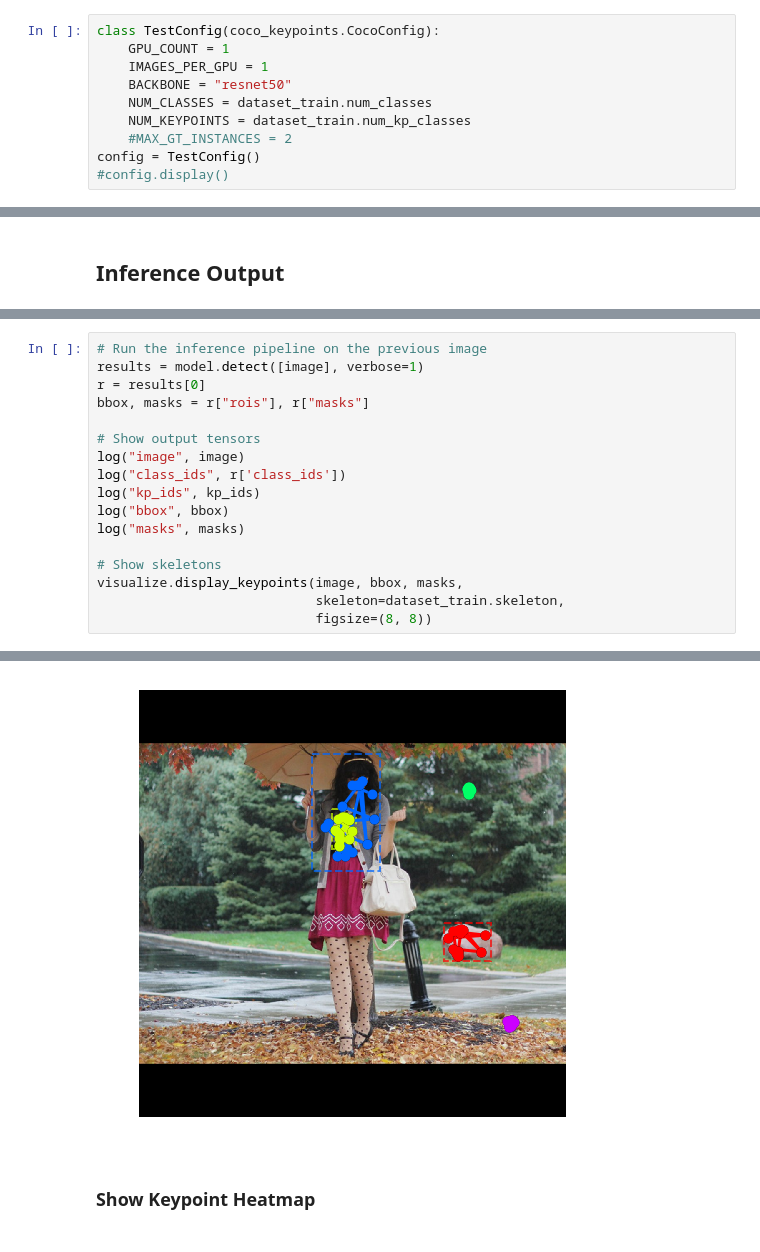
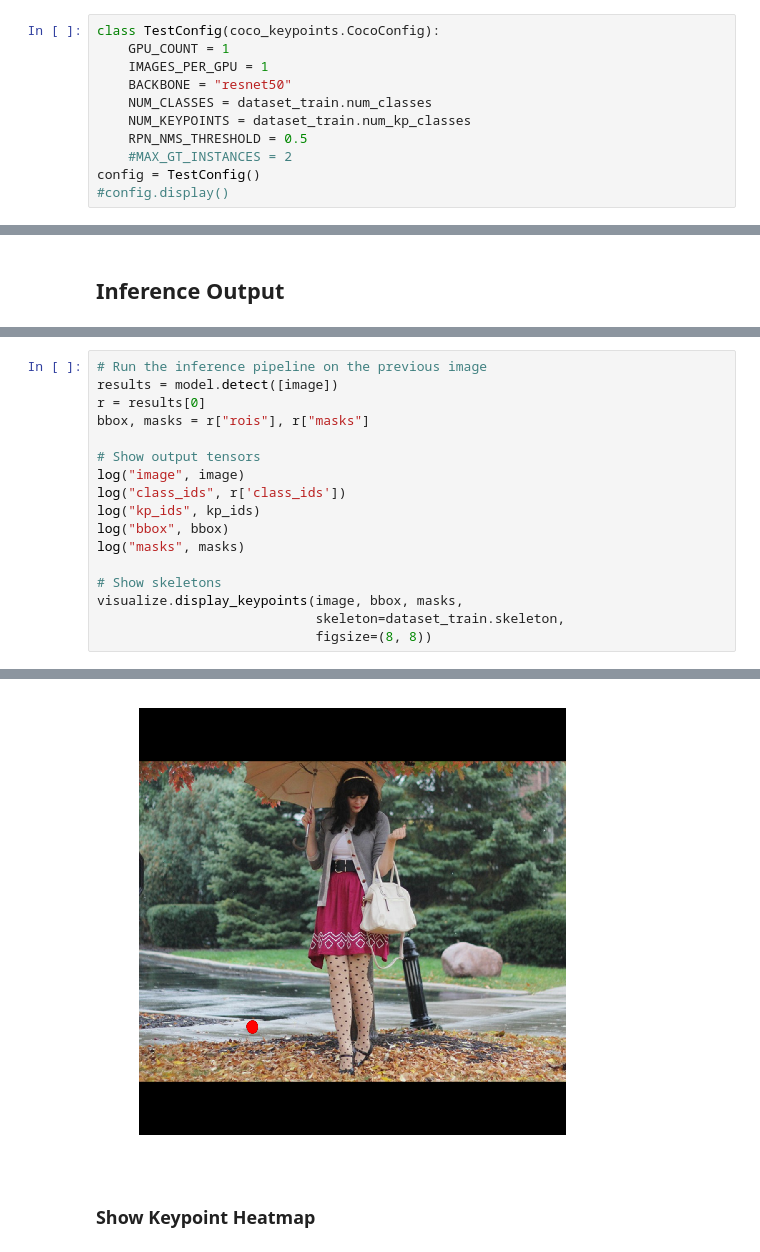
Before and after one commit to bitsauce/Keypoint_RCNN, a Jupyter notebook: keypoints_inspect.ipynb, the cells around one changed output, grey strips where cells are left out. Drawn from its saved outputs; the diff is of its cells as text.

```diff
--- a/keypoints_inspect.ipynb
+++ b/keypoints_inspect.ipynb
@@ -119,6 +119,7 @@ class TestConfig(coco_keypoints.CocoConfig):
     BACKBONE = "resnet50"
     NUM_CLASSES = dataset_train.num_classes
     NUM_KEYPOINTS = dataset_train.num_kp_classes
+    RPN_NMS_THRESHOLD = 0.5
     #MAX_GT_INSTANCES = 2
 config = TestConfig()
 #config.display()
@@ -193,6 +194,6 @@ Loading weights from  /datasets/home/78/378/cs252cas/Pose_RCNN/logs/coco_keypoin
 # %%
 # Run the inference pipeline on the previous image
-results = model.detect([image], verbose=1)
+results = model.detect([image])
 r = results[0]
 bbox, masks = r["rois"], r["masks"]
 
@@ -226,4 +222,4 @@ masks                    shape: (5, 17, 1024, 1024)   min:    0.00000  max:    1
-[figure, old version]
+[figure, new version]
 # %% [markdown]
 ### Show Keypoint Heatmap
 # %%
```
Also changed, not shown: parts of 7 cells of this notebook, 4 other files.
